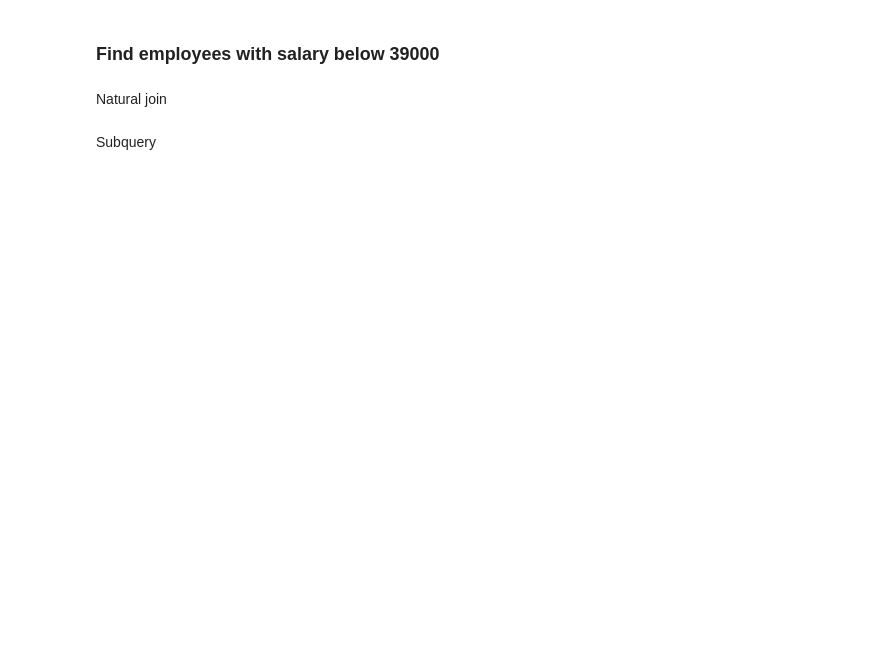
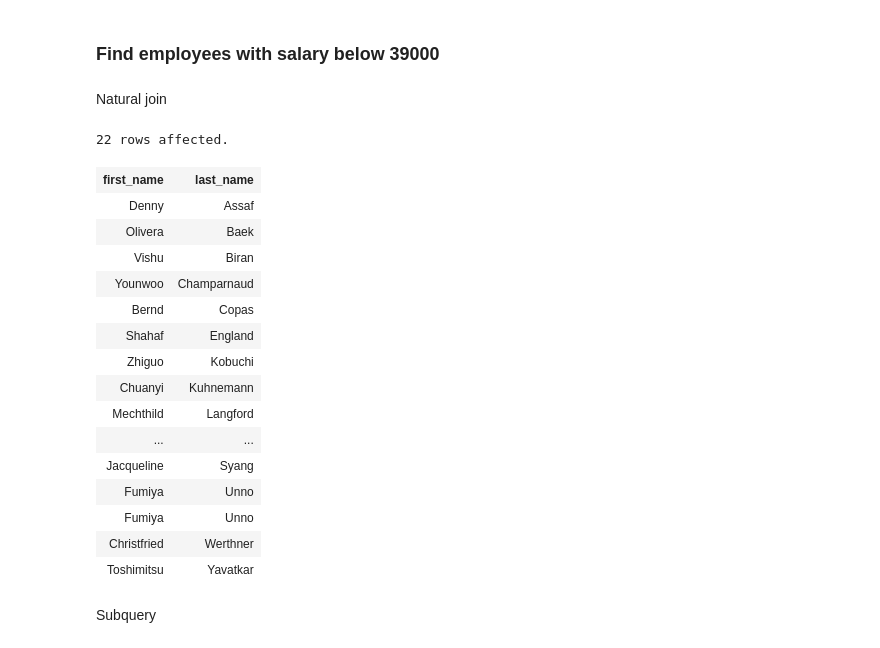
Before and after one commit to LutherCS/dmq-class-pub, a Jupyter notebook: NestedQueries.ipynb, the cells around one changed output. Cells and saved outputs as stored; diff of their text form; code cells hidden in the pictures; blank space fills up the shorter version.

```diff
--- a/NestedQueries.ipynb
+++ b/NestedQueries.ipynb
@@ -37,2 +77,27 @@ Natural join
+# %%
+%%sql
+
+select first_name, last_name
+from employees natural join salaries
+where salary < 39000
+order by last_name, first_name
+# %% [output]
+22 rows affected.
+| first_name | last_name |
+| Denny | Assaf |
+| Olivera | Baek |
+| Vishu | Biran |
+| Younwoo | Champarnaud |
+| Bernd | Copas |
+| Shahaf | England |
+| Zhiguo | Kobuchi |
+| Chuanyi | Kuhnemann |
+| Mechthild | Langford |
+| ... | ... |
+| Jacqueline | Syang |
+| Fumiya | Unno |
+| Fumiya | Unno |
+| Christfried | Werthner |
+| Toshimitsu | Yavatkar |
 # %% [markdown]
 Subquery
```
Also changed, not shown: parts of 34 cells of this notebook.
